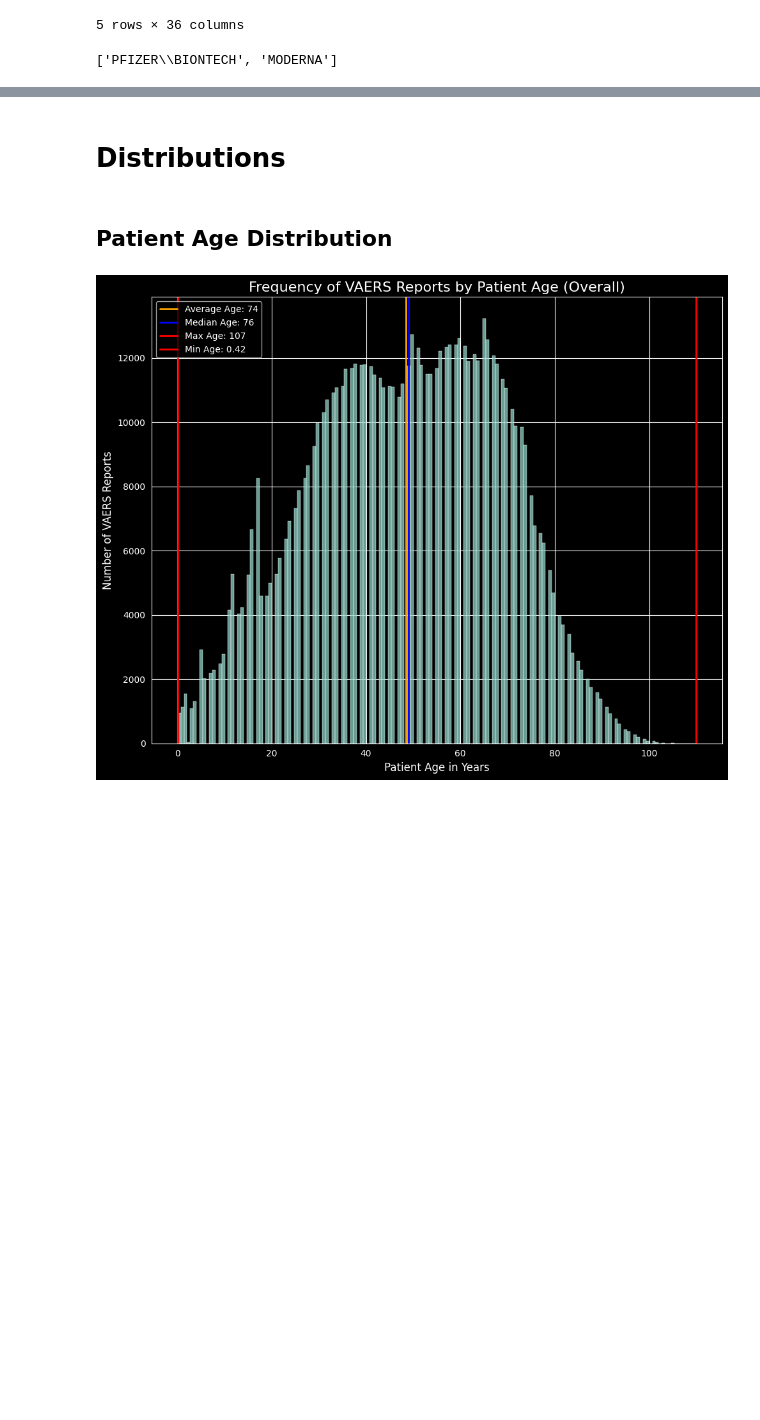
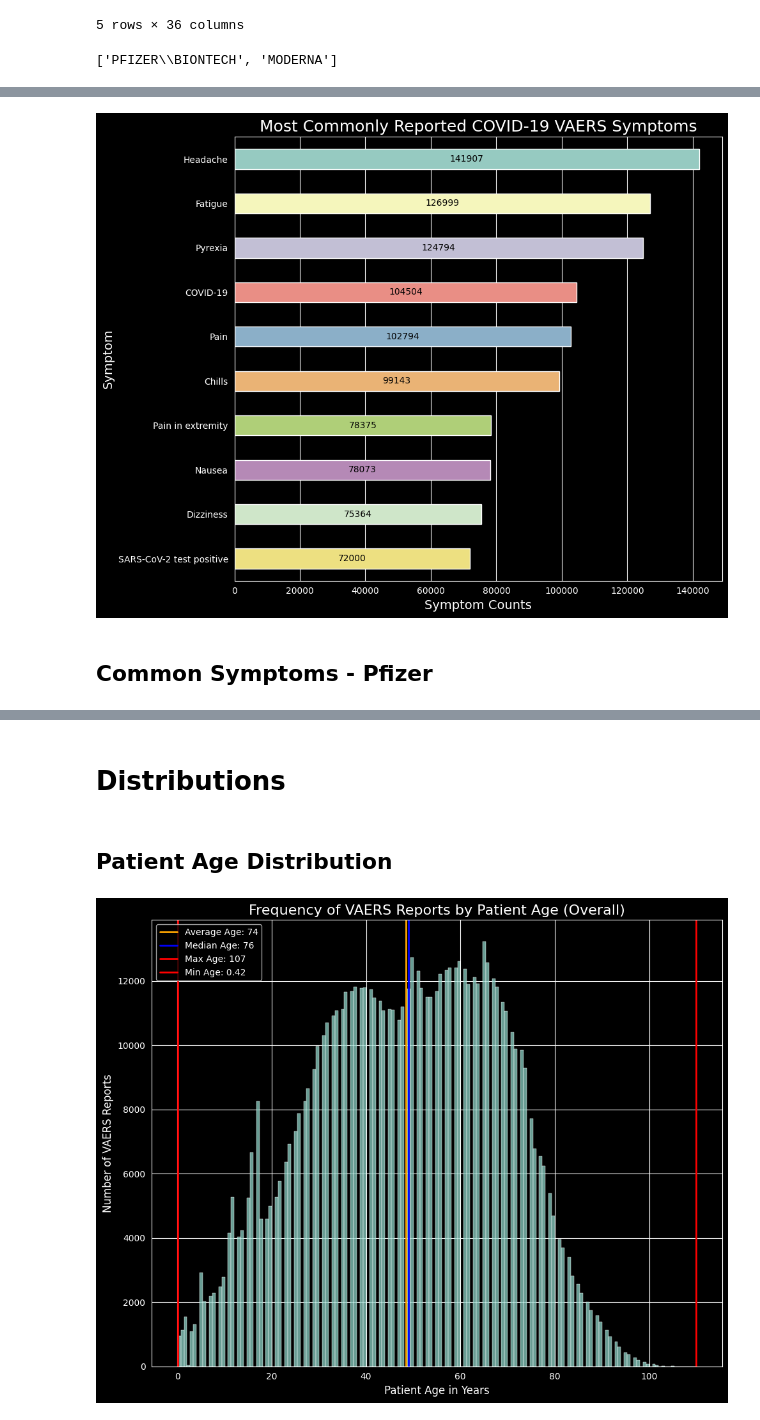
Before and after one commit to uw-msim-imt561-2026/covid-19-vaccine-adverse-reactions, a Jupyter notebook: notebooks/visualizations.ipynb, the cells around one changed output, grey strips where cells are left out. Drawn from its saved outputs; the diff is of its cells as text; code cells hidden in the pictures; blank space fills up the shorter version.

```diff
--- a/notebooks/visualizations.ipynb
+++ b/notebooks/visualizations.ipynb
@@ -289,0 +46,20 @@ df_vax_filtered.to_csv("data/VAERSVAX_filtered.csv")
+# %%
+## convert date objects in df_VAERS_filtered to datetime objects
+
+# TODO - should probably transfer this to cleaning_VAERS.ipynb and associated .py file
+
+# df_VAERS - convert date columns to datetime objects
+df_all_filtered['RECVDATE'] = df_all_filtered['RECVDATE'].astype('datetime64[ns]')
+df_all_filtered['DATEDIED'] = df_all_filtered['DATEDIED'].astype('datetime64[ns]')
+df_all_filtered['VAX_DATE'] = df_all_filtered['VAX_DATE'].astype('datetime64[ns]')
+df_all_filtered['ONSET_DATE'] = df_all_filtered['ONSET_DATE'].astype('datetime64[ns]')
+df_all_filtered['TODAYS_DATE'] = df_all_filtered['TODAYS_DATE'].astype('datetime64[ns]')
+df_all_filtered['RPT_DATE'] = df_all_filtered['RPT_DATE'].astype('datetime64[ns]')
+
+# verify conversion to datetime object
+print(df_all_filtered['RECVDATE'].dtype)
+print(df_all_filtered['DATEDIED'].dtype)
+print(df_all_filtered['VAX_DATE'].dtype)
+print(df_all_filtered['ONSET_DATE'].dtype)
+print(df_all_filtered['TODAYS_DATE'].dtype)
+print(df_all_filtered['RPT_DATE'].dtype)
@@ -289,0 +189,23 @@ df_vax_filtered.to_csv("data/VAERSVAX_filtered.csv")
+# %%
+# plot counts of 10 most common symptoms
+symptom_counts = df_all_filtered['symptom'].value_counts()
+df_symptom_counts = symptom_counts.to_frame()
+df_symptom_counts[0:10]
+# %%
+# bar chart
+fig, ax = plt.subplots(figsize=(10, 8))
+most_common_symptoms_overall = sns.barplot(data=df_symptom_counts[0:10], x="count", y="symptom", hue='symptom', width=0.5, gap=0.1)
+
+for container in ax.containers:
+    ax.bar_label(container, fontsize=10, label_type='center', color='black')
+ax.set_xlabel('Symptom Counts', fontsize=14)
+ax.set_ylabel('Symptom', fontsize=14)
+ax.set_title('Most Commonly Reported COVID-19 VAERS Symptoms', fontsize=18)
+# TODO - maybe change title to 'Top 10 Reported Symptoms'
+
+plt.tight_layout()
+plt.show()
+# %% [output]
+[figure, added]
+# %% [markdown]
+## Common Symptoms - Pfizer
```
Also changed, not shown: parts of 67 cells of this notebook.
